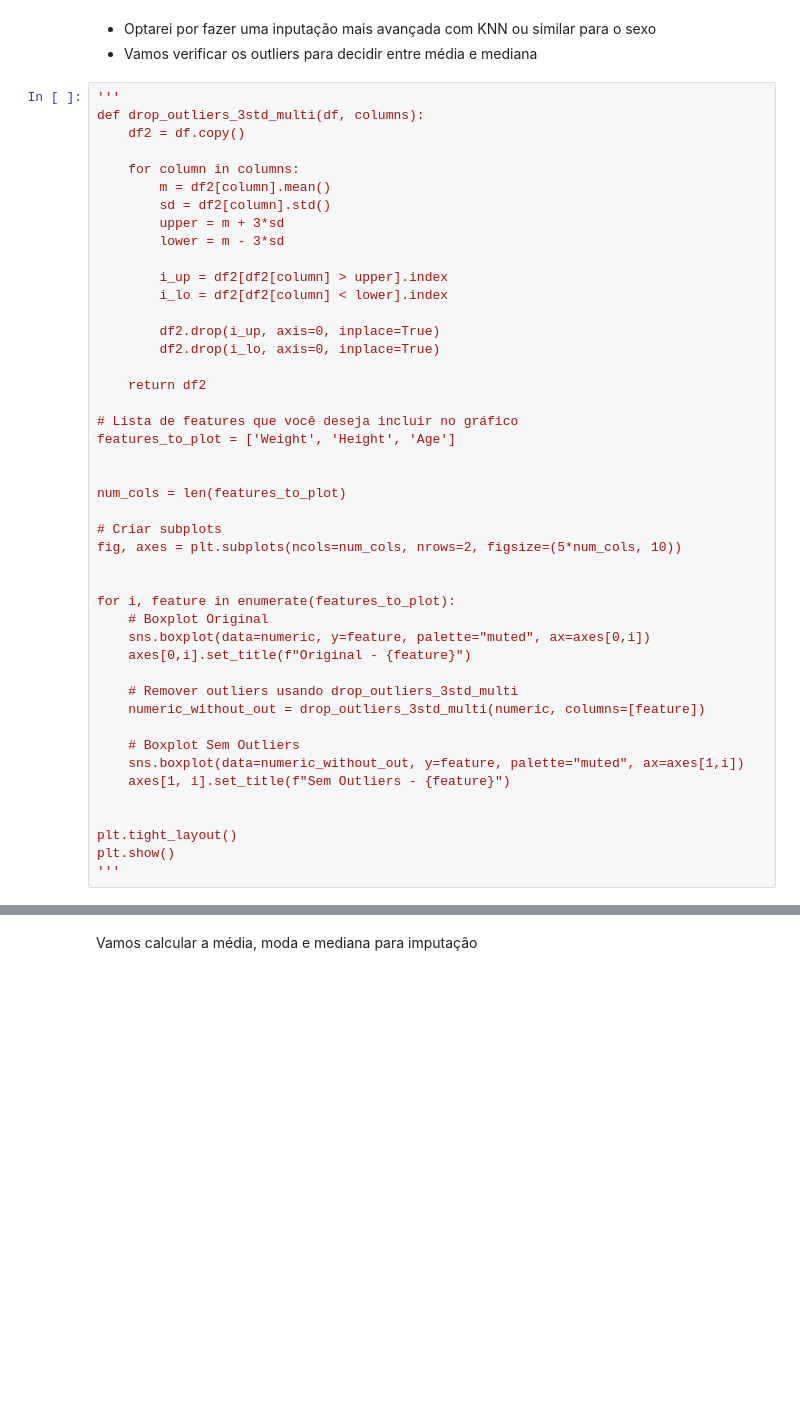
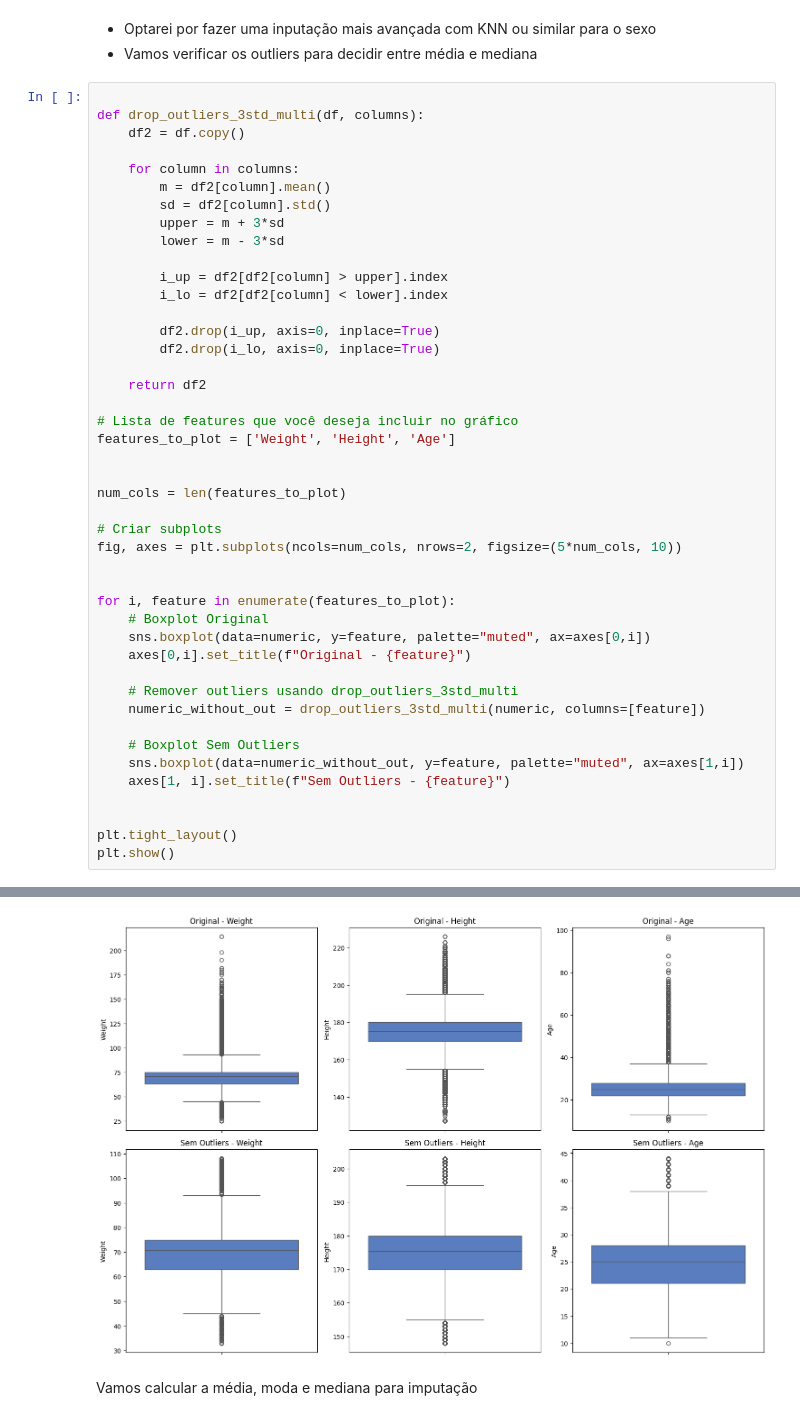
Before and after one commit to IanPerigoVianna/olimpcs, a Jupyter notebook: olympics.ipynb, the cells around one changed output, grey strips where cells are left out. Cells and saved outputs as stored; diff of their text form; blank space fills up the shorter version.

```diff
--- a/olympics.ipynb
+++ b/olympics.ipynb
@@ -120,7 +124,7 @@ msno.matrix(matriz,figsize=(10,5))
 - Optarei por fazer uma inputação mais avançada com KNN ou similar para o sexo
 - Vamos verificar os outliers para decidir entre média e mediana
 # %%
-'''
+
 def drop_outliers_3std_multi(df, columns):
     df2 = df.copy()
 
@@ -163,5 +167,4 @@ for i, feature in enumerate(features_to_plot):
 
 plt.tight_layout()
 plt.show()
-'''
 # %% [output]
@@ -169,3 +188,4 @@ plt.show()
+[figure, added]
 # %% [markdown]
 Vamos calcular a média, moda e mediana para imputação
 # %%
```
Also changed, not shown: parts of 22 cells of this notebook.
